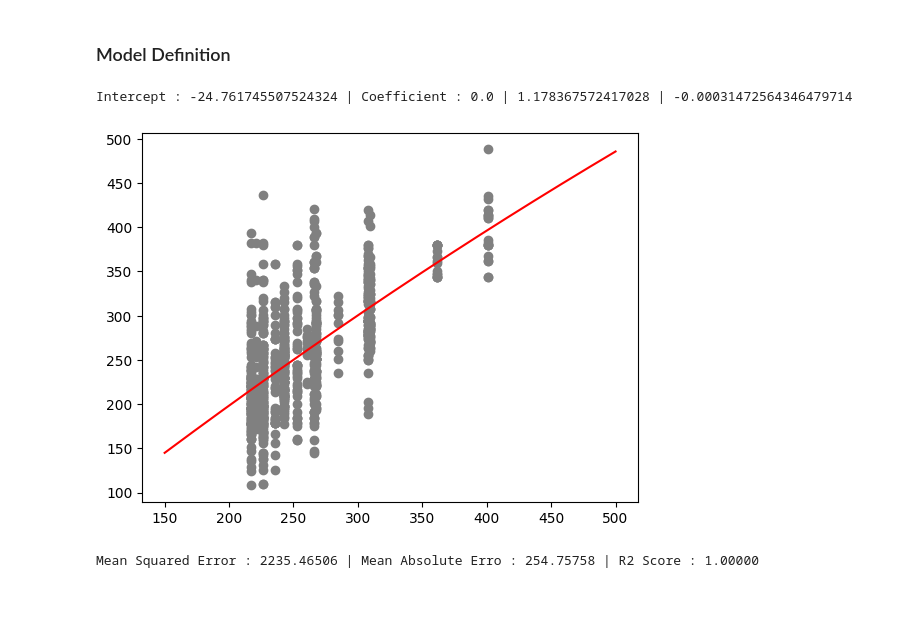
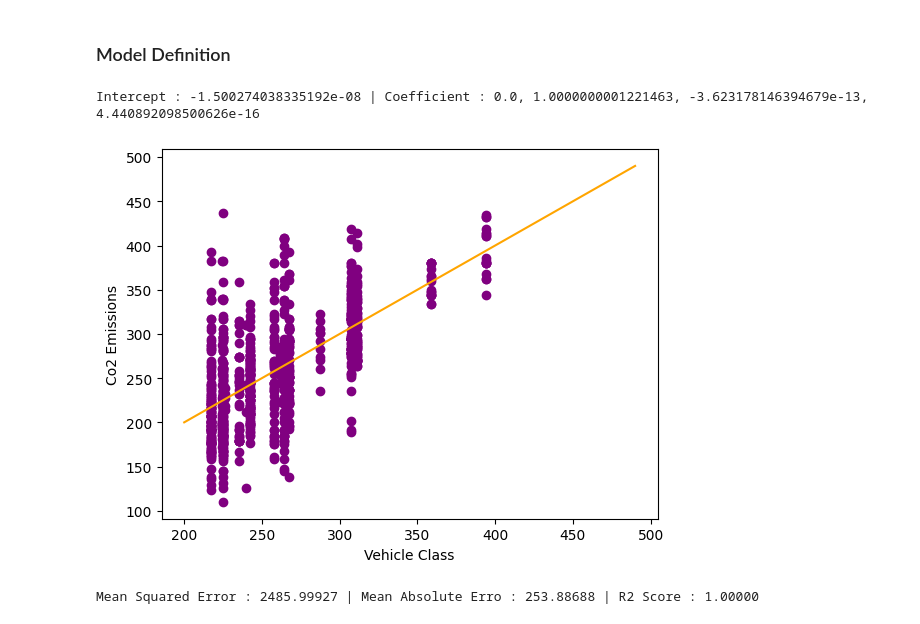
Before and after one commit to fahime9407/Machine-Learning-Path, a Jupyter notebook: regression/practicePoly.ipynb, the cells around one changed output. Saved outputs shown, nothing was run; the diff lists cells and outputs as text; code cells hidden in the pictures.

Commit message:
update polynomial practice file

```diff
--- a/regression/practicePoly.ipynb
+++ b/regression/practicePoly.ipynb
@@ -66,8 +65,0 @@ cdf.describe()
-# %%
-cdf = cdf.copy()
-
-mean_co2emission = cdf.groupby("VEHICLECLASS")["CO2EMISSIONS"].mean()
-cdf["VEHICLECLASS_encoded"] = cdf["VEHICLECLASS"].map(mean_co2emission)
-
-cdf.drop("VEHICLECLASS", axis=1, inplace=True)
-cdf.head(3)
@@ -124,8 +104,9 @@ y_train = np.asanyarray(train[["CO2EMISSIONS"]])
 
 x_test = np.asanyarray(test[["ENGINESIZE"]])
 y_test = np.asanyarray(test[["CO2EMISSIONS"]])
+# %%
+poly = PolynomialFeatures(degree=3)
 # %%
-poly = PolynomialFeatures(degree=2)
 x_train_poly = poly.fit_transform(x_train)
 x_test_poly = poly.transform(x_test)
 # %% [markdown]
@@ -236,3 +215,12 @@ Mean Squared Error : 360.54548 | Mean Absolute Error : 11.19628 | R2 Score : 0.9
 # %% [markdown]
 ### On VEHICLECLASS Feature
 #### Preprocessing
+# %%
+train, test = train.copy(), test.copy() # because of a warning
+
+mean_enginesize = train.groupby("VEHICLECLASS")["CO2EMISSIONS"].mean()
+train["VEHICLECLASS_encoded"] = train["VEHICLECLASS"].map(mean_enginesize) # encode VEHICLECLASS with target encoding.
+test["VEHICLECLASS_encoded"] = test["VEHICLECLASS"].map(mean_enginesize)
+
+train.drop("VEHICLECLASS", axis=1, inplace=True)
+test.drop("VEHICLECLASS", axis=1, inplace=True)
@@ -251,19 +246,19 @@ x_test_poly = poly.transform(x_test)
 mymodel = LinearRegression()
 mymodel.fit(x_train_poly, y_train)
 
-print(f"intercept : {mymodel.intercept_[0]} | coefficient : {mymodel.coef_[0][0]} | {mymodel.coef_[0][1]} | {mymodel.coef_[0][2]}".title())
+print(f"Intercept : {mymodel.intercept_[0]} | Coefficient : {mymodel.coef_[0][0]}, {mymodel.coef_[0][1]}, {mymodel.coef_[0][2]}, {mymodel.coef_[0][3]}")
 # %% [output]
-Intercept : -24.761745507524324 | Coefficient : 0.0 | 1.178367572417028 | -0.00031472564346479714
+Intercept : -1.500274038335192e-08 | Coefficient : 0.0, 1.0000000001221463, -3.623178146394679e-13, 4.440892098500626e-16
 # %%
-plt.scatter(x_train, y_train, color="gray")
-
-x = np.linspace(150, 500, 1000)
-y = mymodel.intercept_[0] + mymodel.coef_[0][1] * x + mymodel.coef_[0][2] * np.pow(x, 2)
-
-plt.plot(x, y, color="red")
+plt.scatter(train["VEHICLECLASS_encoded"], train["CO2EMISSIONS"], color="purple")
+x = np.arange(200, 500, 10)
+y = mymodel.intercept_[0] + mymodel.coef_[0][1] * x + mymodel.coef_[0][2] * np.pow(x, 2) + mymodel.coef_[0][3] * np.pow(x, 3)
+plt.plot(x, y, color="orange")
+plt.xlabel("VEHICLE CLASS".lower().title())
+plt.ylabel("CO2 EMISSIONS".lower().title())
 plt.show()
 # %% [output]
-[figure, old version]
+[figure, new version]
 # %%
 y_pred = mymodel.predict(x_test_poly)
 
@@ -273,4 +268,4 @@ r2 = r2_score(y_test, y_pred)
 
 print(f"mean squared error : {mse:.5f} | mean absolute erro : {mae:.5f} | r2 score : {r2:.5f}".title())
 # %% [output]
-Mean Squared Error : 2235.46506 | Mean Absolute Erro : 254.75758 | R2 Score : 1.00000
+Mean Squared Error : 2485.99927 | Mean Absolute Erro : 253.88688 | R2 Score : 1.00000
```
Also changed, not shown: parts of 21 cells of this notebook.
